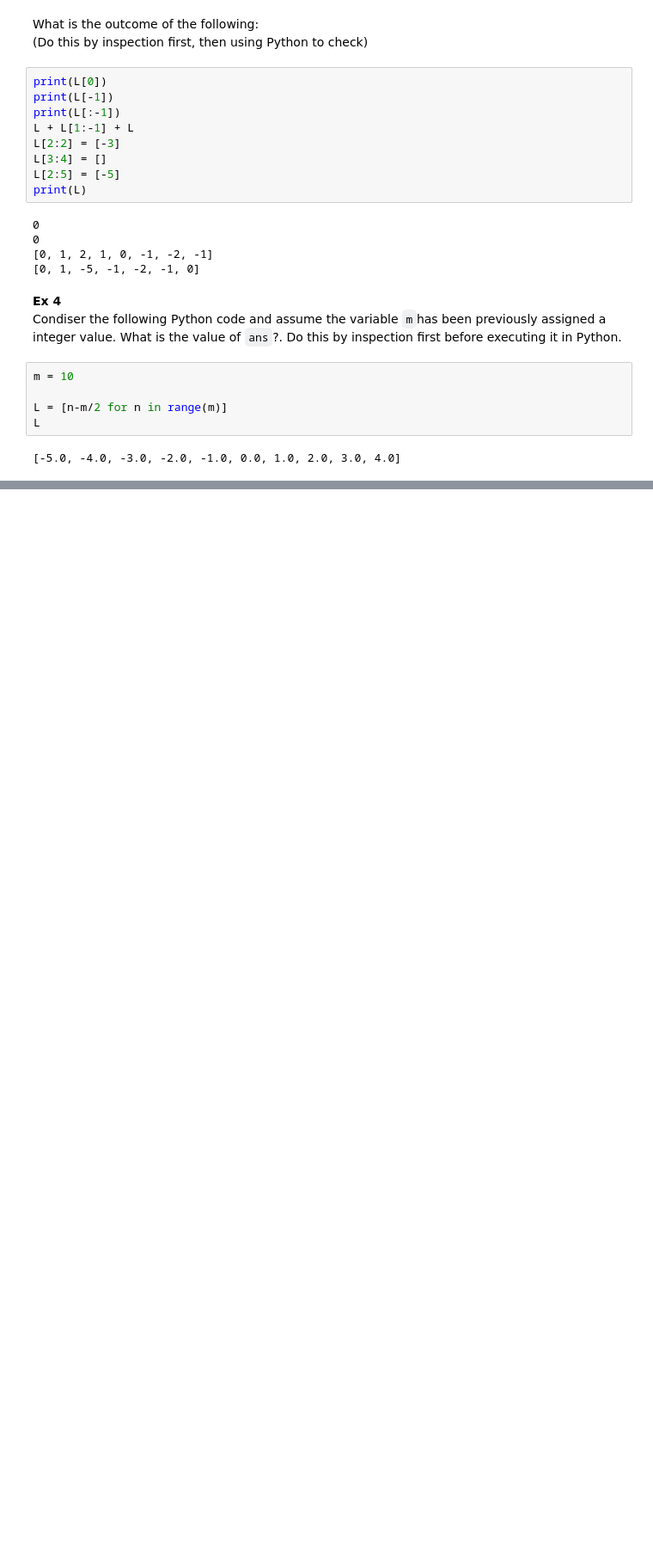
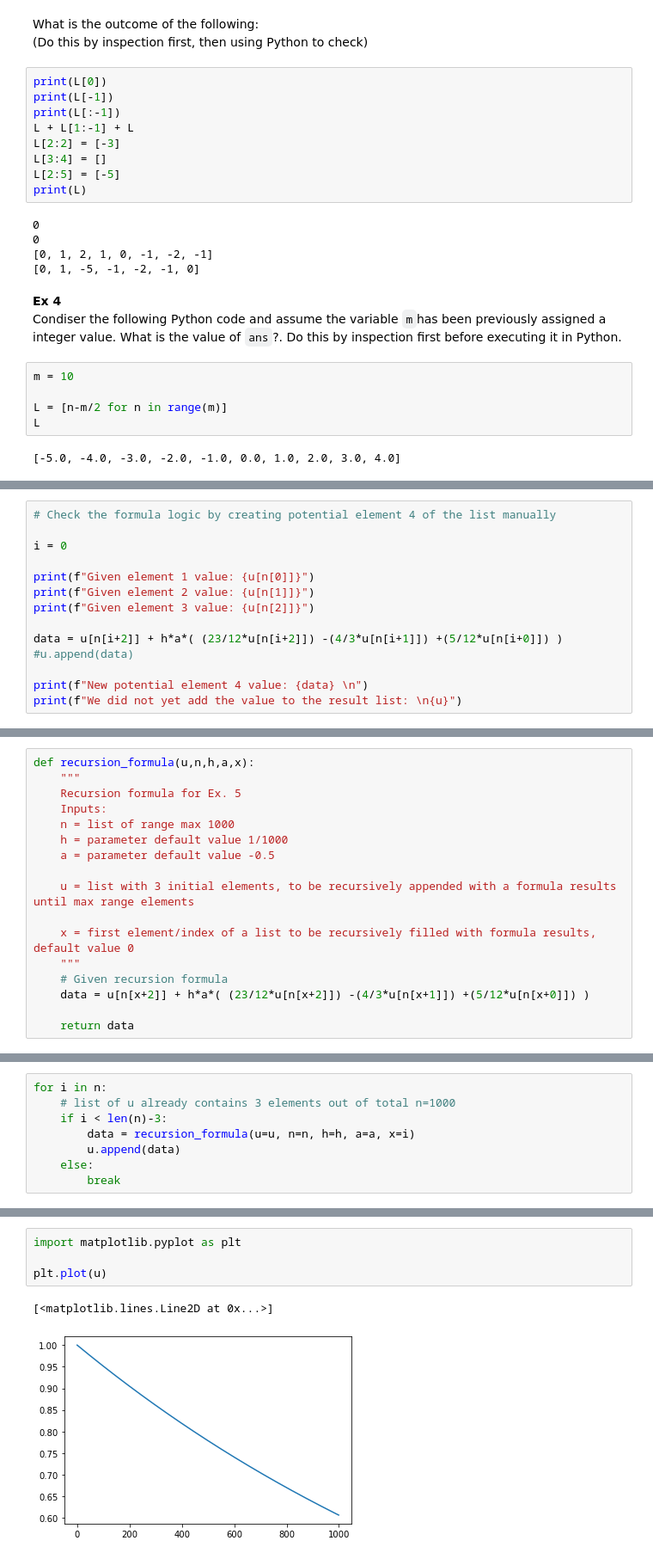
Before and after one commit to flyin01/scientific_computing, a Jupyter notebook: src/list_exercises.ipynb, the cells around one changed output, grey strips where cells are left out. Shown at 86% size. Cells and saved outputs as stored; diff of their text form; blank space fills up the shorter version.

```diff
--- a/src/list_exercises.ipynb
+++ b/src/list_exercises.ipynb
@@ -86,0 +127,14 @@ L
+# %%
+# Check the formula logic by creating potential element 4 of the list manually
+
+i = 0
+
+print(f"Given element 1 value: {u[n[0]]}")
+print(f"Given element 2 value: {u[n[1]]}")
+print(f"Given element 3 value: {u[n[2]]}")
+
+data = u[n[i+2]] + h*a*( (23/12*u[n[i+2]]) -(4/3*u[n[i+1]]) +(5/12*u[n[i+0]]) )
+#u.append(data)
+
+print(f"New potential element 4 value: {data} \n")
+print(f"We did not yet add the value to the result list: \n{u}")
@@ -86,0 +152,17 @@ L
+# %%
+def recursion_formula(u,n,h,a,x):
+    """
+    Recursion formula for Ex. 5
+    Inputs:
+    n = list of range max 1000
+    h = parameter default value 1/1000
+    a = parameter default value -0.5
+
+    u = list with 3 initial elements, to be recursively appended with a formula results until max range elements
+
+    x = first element/index of a list to be recursively filled with formula results, default value 0
+    """
+    # Given recursion formula
+    data = u[n[x+2]] + h*a*( (23/12*u[n[x+2]]) -(4/3*u[n[x+1]]) +(5/12*u[n[x+0]]) )
+
+    return data
@@ -86,0 +177,8 @@ L
+# %%
+for i in n:
+    # list of u already contains 3 elements out of total n=1000
+    if i < len(n)-3:
+        data = recursion_formula(u=u, n=n, h=h, a=a, x=i)
+        u.append(data)
+    else:
+        break
@@ -86,0 +199,7 @@ L
+# %%
+import matplotlib.pyplot as plt
+
+plt.plot(u)
+# %% [output]
+[<matplotlib.lines.Line2D at 0x...>]
+[figure, added]
```
Also changed, not shown: parts of 20 cells of this notebook.
